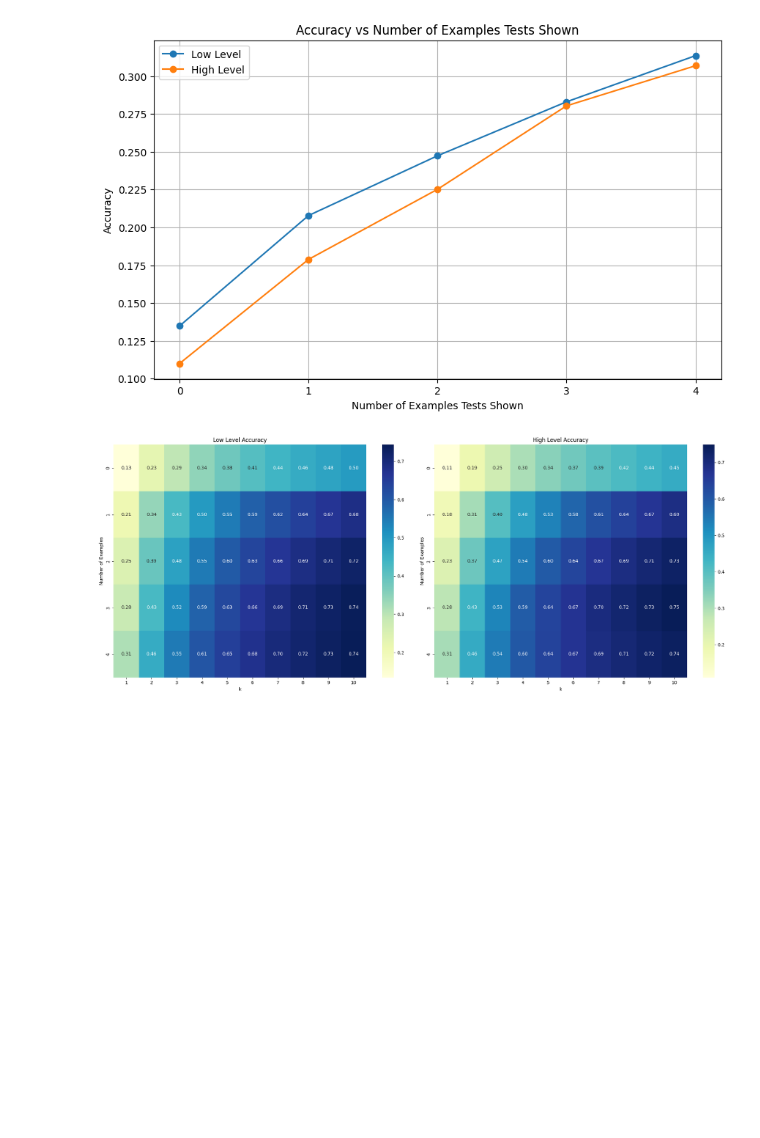
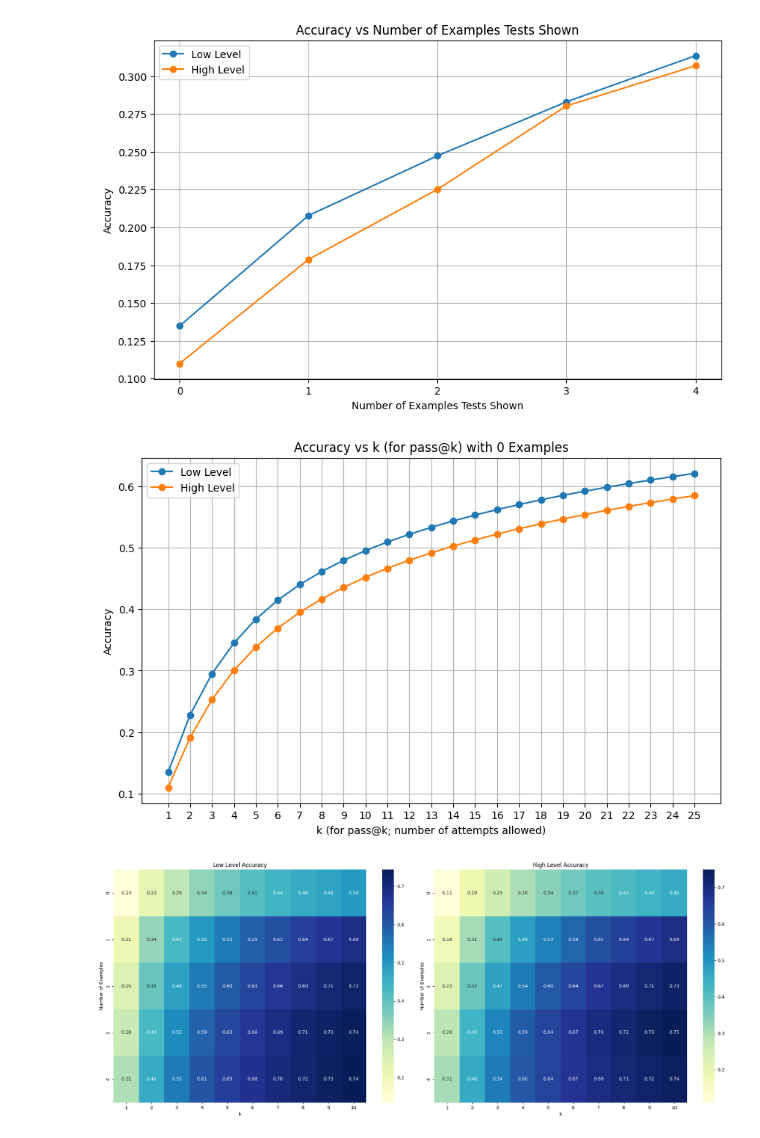
Before and after one commit to mfelleisen/Transformations, a Jupyter notebook: llms/graph.ipynb, the cells around one changed output. Drawn from its saved outputs; the diff is of its cells as text; code cells hidden in the pictures; blank space fills up the shorter version.

Commit message:
graphs

```diff
--- a/llms/graph.ipynb
+++ b/llms/graph.ipynb
@@ -50,6 +50,41 @@ plt.xticks(x_values)
 plt.show()
 # %% [output]
 [figure]
+# %%
+# Define the range for k
+k_range = range(1, 26)
+
+# Calculate accuracies for different k values
+k_to_lo_acc = {}
+k_to_hi_acc = {}
+
+for k in k_range:
+    lo_accs = []
+    hi_accs = []
+    for item in items:
+        lo_accs.extend([get_fmt_at_k_e(lo, e=0, k=k) for lo in item["los"]])
+        hi_accs.extend([get_fmt_at_k_e(hi, e=0, k=k) for hi in item["his"]])
+
+    k_to_lo_acc[k] = np.mean(lo_accs) if lo_accs else 0
+    k_to_hi_acc[k] = np.mean(hi_accs) if hi_accs else 0
+
+# Create the plot
+plt.figure(figsize=(10, 6))
+plt.plot(k_range, list(k_to_lo_acc.values()), label='Low Level', marker='o')
+plt.plot(k_range, list(k_to_hi_acc.values()), label='High Level', marker='o')
+
+# Customize the plot
+plt.xlabel('k (for pass@k; number of attempts allowed)')
+plt.ylabel('Accuracy')
+plt.title('Accuracy vs k (for pass@k) with 0 Examples')
+plt.legend()
+plt.grid(True)
+plt.xticks(k_range)
+
+# Show the plot
+plt.show()
+# %% [output]
+[figure, added]
 # %%
 import numpy as np
 import seaborn as sns
```
